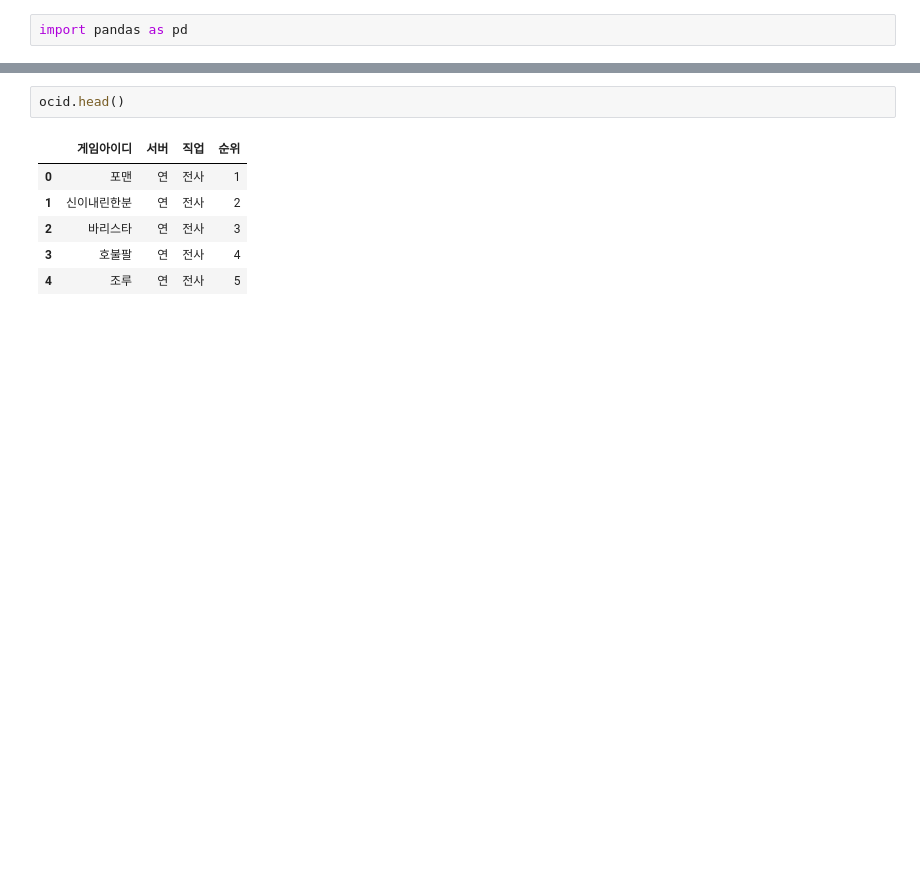
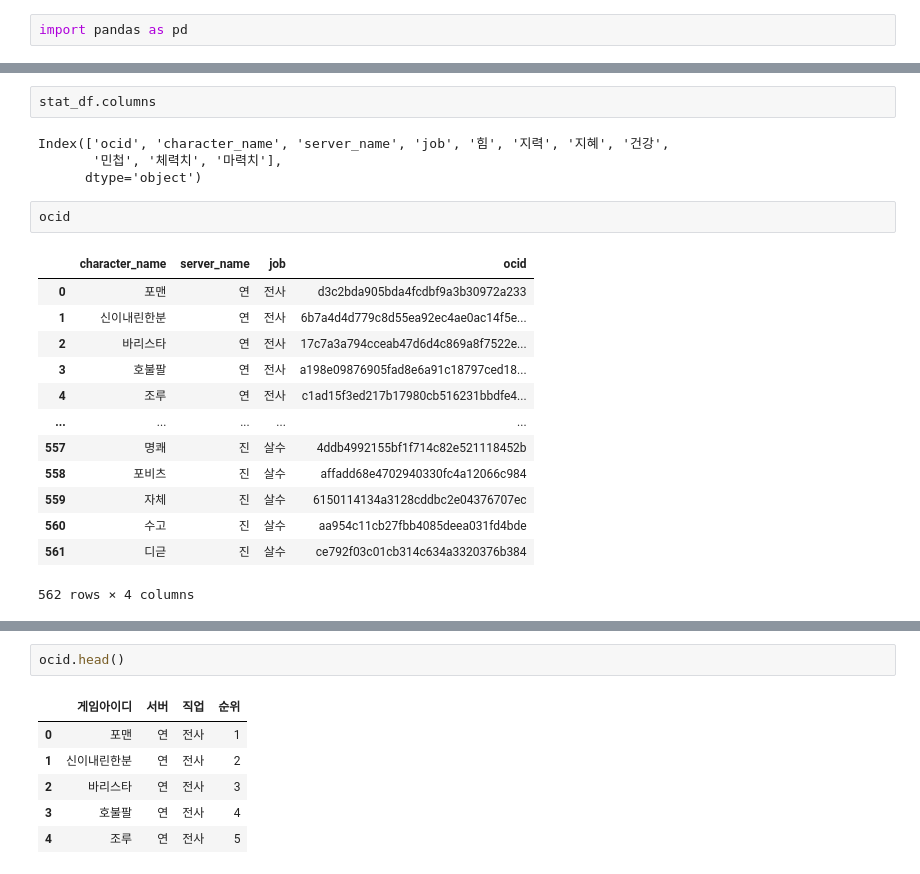
Before and after one commit to pjjongho/NEXON_API, a Jupyter notebook: Baram/analysis.ipynb, the cells around one changed output, grey strips where cells are left out. Cells and saved outputs as stored; diff of their text form; blank space fills up the shorter version.

```diff
--- a/Baram/analysis.ipynb
+++ b/Baram/analysis.ipynb
@@ -38,0 +23,22 @@ df[df['게임아이디']=='디귿']
+# %%
+stat_df.columns
+# %% [output]
+Index(['ocid', 'character_name', 'server_name', 'job', '힘', '지력', '지혜', '건강',
+       '민첩', '체력치', '마력치'],
+      dtype='object')
+# %%
+ocid
+# %% [output]
+|  | character_name | server_name | job | ocid |
+| 0 | 포맨 | 연 | 전사 | d3c2bda905bda4fcdbf9a3b30972a233 |
+| 1 | 신이내린한분 | 연 | 전사 | 6b7a4d4d779c8d55ea92ec4ae0ac14f5e... |
+| 2 | 바리스타 | 연 | 전사 | 17c7a3a794cceab47d6d4c869a8f7522e... |
+| 3 | 호불팔 | 연 | 전사 | a198e09876905fad8e6a91c18797ced18... |
+| 4 | 조루 | 연 | 전사 | c1ad15f3ed217b17980cb516231bbdfe4... |
+| ... | ... | ... | ... | ... |
+| 557 | 명쾌 | 진 | 살수 | 4ddb4992155bf1f714c82e521118452b |
+| 558 | 포비츠 | 진 | 살수 | affadd68e4702940330fc4a12066c984 |
+| 559 | 자체 | 진 | 살수 | 6150114134a3128cddbc2e04376707ec |
+| 560 | 수고 | 진 | 살수 | aa954c11cb27fbb4085deea031fd4bde |
+| 561 | 디귿 | 진 | 살수 | ce792f03c01cb314c634a3320376b384 |
+562 rows × 4 columns
```
Also changed, not shown: parts of 10 cells of this notebook, 1 other file.
